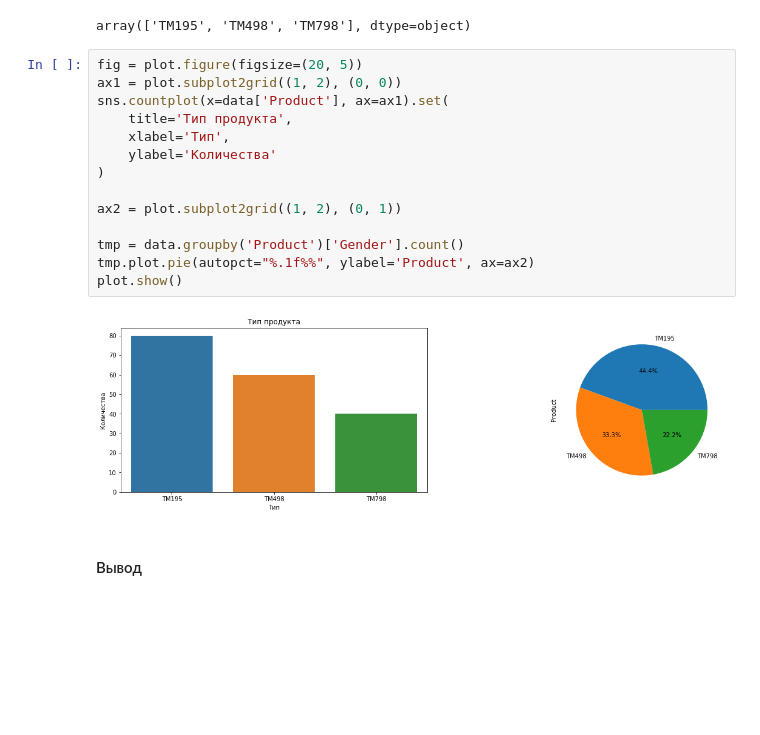
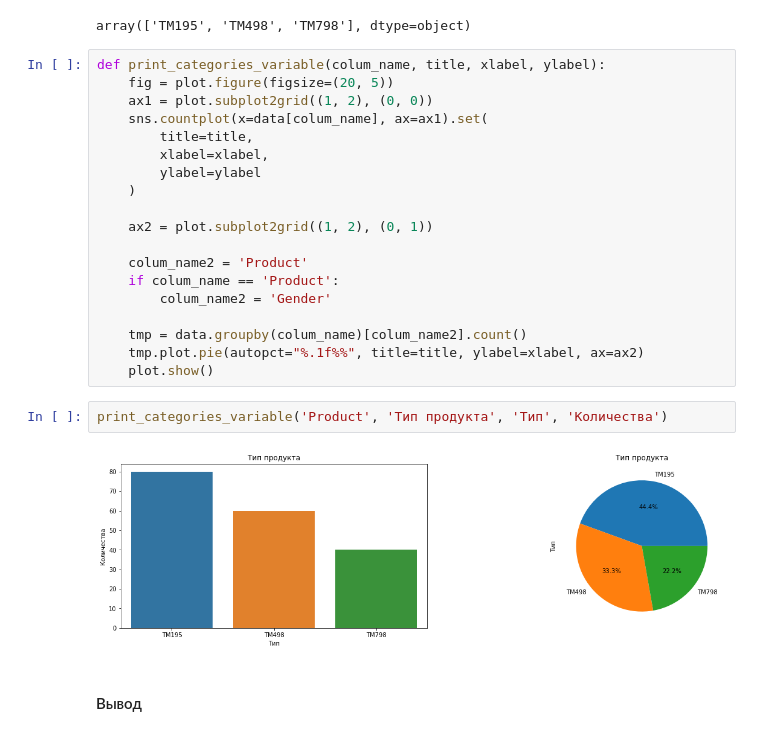
Before and after one commit to Chularev/kaggle_competitions, a Jupyter notebook: CardioGoodFitness/notebook.ipynb, the cells around one changed output. Cells and saved outputs as stored; diff of their text form; blank space fills up the shorter version.

```diff
--- a/CardioGoodFitness/notebook.ipynb
+++ b/CardioGoodFitness/notebook.ipynb
@@ -259,21 +259,28 @@ data['Product'].unique()
 # %% [output]
 array(['TM195', 'TM498', 'TM798'], dtype=object)
 # %%
-fig = plot.figure(figsize=(20, 5))
-ax1 = plot.subplot2grid((1, 2), (0, 0))
-sns.countplot(x=data['Product'], ax=ax1).set(
-    title='Тип продукта',
-    xlabel='Тип',
-    ylabel='Количества'
-)
+def print_categories_variable(colum_name, title, xlabel, ylabel):
+    fig = plot.figure(figsize=(20, 5))
+    ax1 = plot.subplot2grid((1, 2), (0, 0))
+    sns.countplot(x=data[colum_name], ax=ax1).set(
+        title=title,
+        xlabel=xlabel,
+        ylabel=ylabel
+    )
 
-ax2 = plot.subplot2grid((1, 2), (0, 1))
+    ax2 = plot.subplot2grid((1, 2), (0, 1))
 
-tmp = data.groupby('Product')['Gender'].count()
-tmp.plot.pie(autopct="%.1f%%", ylabel='Product', ax=ax2)
-plot.show()
+    colum_name2 = 'Product'
+    if colum_name == 'Product':
+        colum_name2 = 'Gender'
+
+    tmp = data.groupby(colum_name)[colum_name2].count()
+    tmp.plot.pie(autopct="%.1f%%", title=title, ylabel=xlabel, ax=ax2)
+    plot.show()
-# %% [output]
-[figure, removed]
+# %%
+print_categories_variable('Product', 'Тип продукта', 'Тип', 'Количества')
+# %% [output]
+[figure, added]
 # %% [markdown]
 #### Вывод
 # %% [markdown]
```
